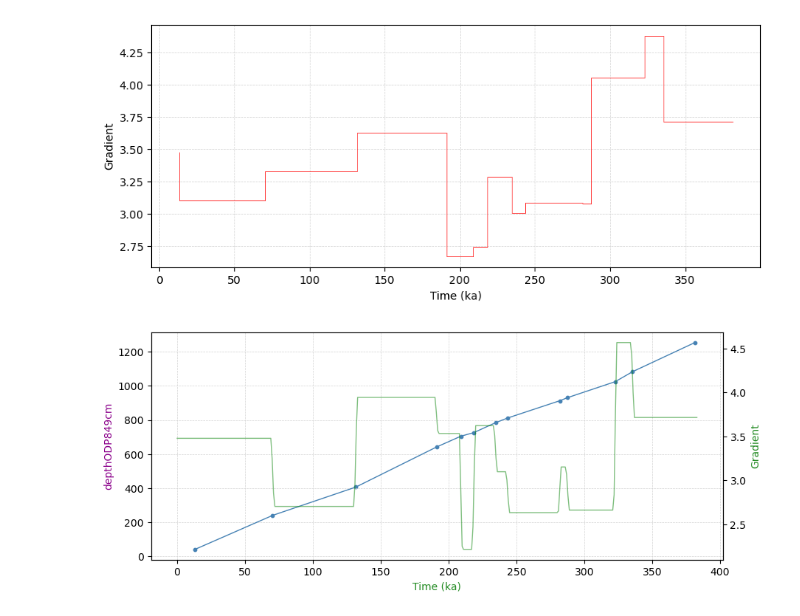
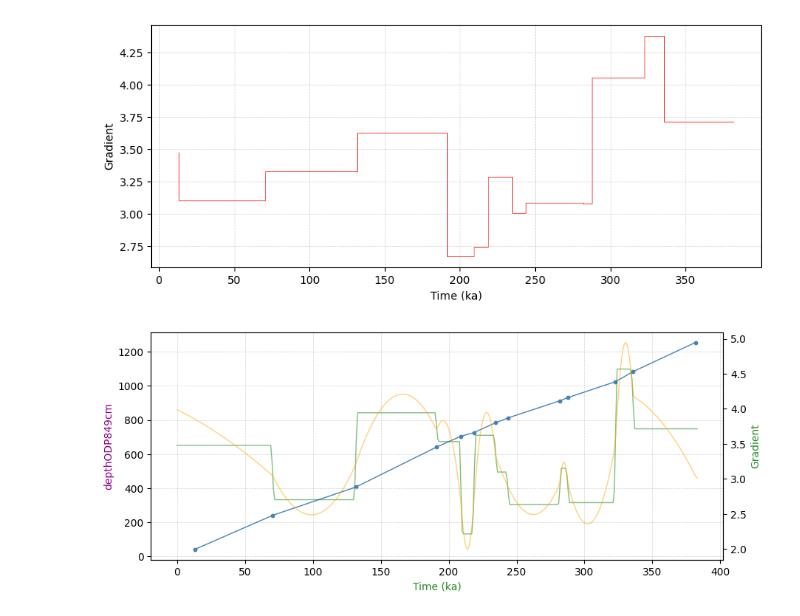
Before and after one commit to PBrockmann/PyAnalyseries, a Jupyter notebook: interp1d.ipynb, the cells around one changed output. Cells and saved outputs as stored; diff of their text form; code cells hidden in the pictures.

```diff
--- a/interp1d.ipynb
+++ b/interp1d.ipynb
@@ -191,24 +201,29 @@ plt.show()
 # %%
 fig, ax = plt.subplots(1, 1, figsize=(10,4))
 
 ax.plot(coordsX1, coordsX2, color='steelblue', lw=1)
 ax.scatter(coordsX1, coordsX2, s=10, marker='o', color='steelblue')
 ax.grid(visible=True, which='major', color='lightgray', linestyle='dashed', linewidth=0.5)
 ax.set_xlabel(x1Name, color='forestgreen')
 ax.set_ylabel(x2Name, color='darkmagenta')
 
 kind = 'linear'
 f_1to2 = interpolate.interp1d(coordsX1, coordsX2, kind=kind, fill_value="extrapolate")
 f_2to1 = interpolate.interp1d(coordsX2, coordsX1, kind=kind, fill_value="extrapolate")
 
+g_1to2 = interpolate.PchipInterpolator(coordsX1, coordsX2, extrapolate=True)
+g_2to1 = interpolate.PchipInterpolator(coordsX2, coordsX1, extrapolate=True)
+
 gradient1 = np.gradient(coordsX2, coordsX1)
 gradient2 = np.gradient(f_1to2(x1), x1).astype(np.float32)  # to avoid unnecessary precision
+gradient3 = np.gradient(g_1to2(x1), x1).astype(np.float32)  # to avoid unnecessary precision
 
 axGradient= ax.twinx()
 axGradient.set_ylabel('Gradient', color='forestgreen')
 #axGradient.step(coordsX1, gradient1, color='darkorange', lw=1, where='pre')
 axGradient.plot(x1, gradient2, color='green', lw=1, alpha=0.5)
+axGradient.plot(x1, gradient3, color='orange', lw=1, alpha=0.5)
 
 plt.show()
 # %% [output]
-[figure, old version]
+[figure, new version]
```
Also changed, not shown: parts of 5 cells of this notebook, 3 other files.
